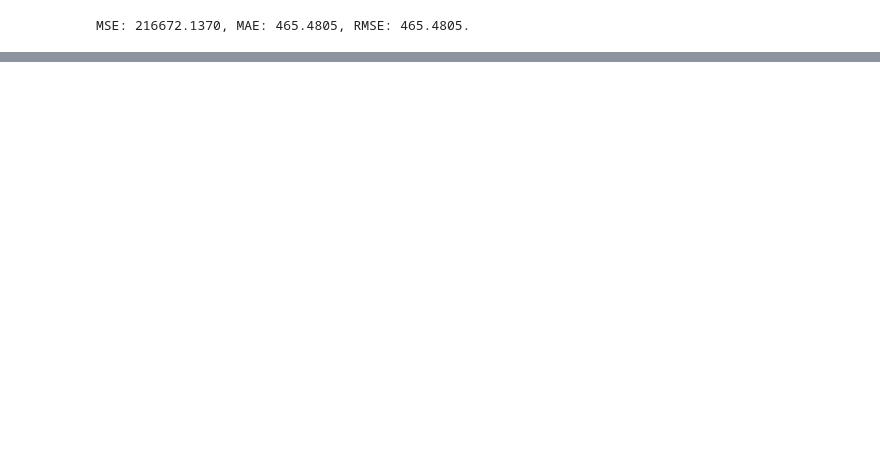
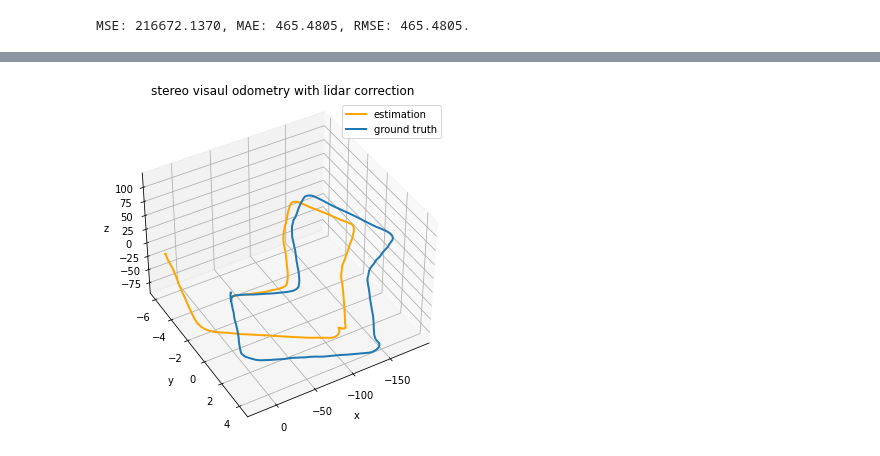
Before and after one commit to KoKoLates/kitti-dataset-visualize, a Jupyter notebook: notebook/main.ipynb, the cells around one changed output, grey strips where cells are left out. Cells and saved outputs as stored; diff of their text form; code cells hidden in the pictures; blank space fills up the shorter version.

```diff
--- a/notebook/main.ipynb
+++ b/notebook/main.ipynb
@@ -401,7 +438,7 @@ eval.plot()
 # %%
 %matplotlib inline
 
-handler = DatasetHandler(lidar=True)
+handler = WLidarHandler()
 vo = VisualOdometry(
     handler.K0,
     handler.K1,
@@ -423,0 +461,4 @@ eval.plot()
+# %%
+eval.plot('stereo visaul odometry with lidar correction')
+# %% [output]
+[figure, added]
```
Also changed, not shown: parts of 22 cells of this notebook.
